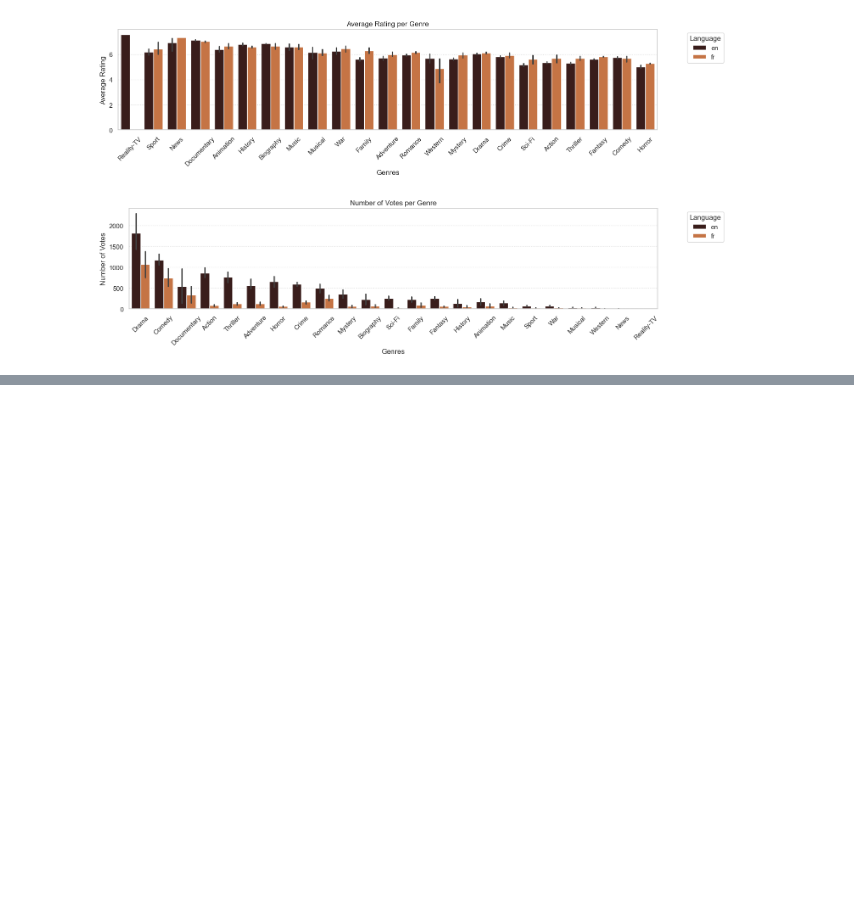
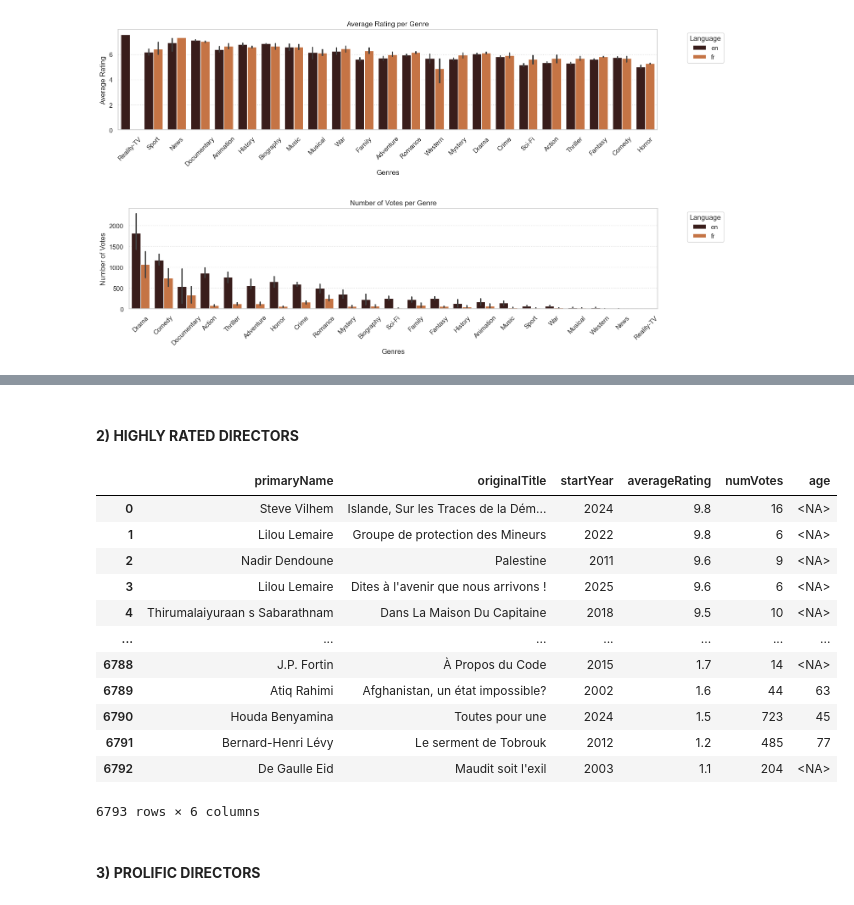
Before and after one commit to YazPod/Case_studies, a Jupyter notebook: Cinema_recommender/notebooks/visualization.ipynb, the cells around one changed output, grey strips where cells are left out. Cells and saved outputs as stored; diff of their text form; code cells hidden in the pictures; blank space fills up the shorter version.

```diff
--- a/Cinema_recommender/notebooks/visualization.ipynb
+++ b/Cinema_recommender/notebooks/visualization.ipynb
@@ -234,0 +308,26 @@ plt.show()
+# %% [markdown]
+#### **2) HIGHLY RATED DIRECTORS**
+# %%
+directors_full[directors_full['detected_language']=='fr'][['primaryName',
+                                                            'originalTitle',
+                                                            'startYear',
+                                                            'averageRating',
+                                                            'numVotes',
+                                                            'age'
+                                                            ]].sort_values(by = 'averageRating', ascending = False).reset_index(drop=True)
+# %% [output]
+|  | primaryName | originalTitle | startYear | averageRating | numVotes | age |
+| 0 | Steve Vilhem | Islande, Sur les Traces de la Dém... | 2024 | 9.8 | 16 | <NA> |
+| 1 | Lilou Lemaire | Groupe de protection des Mineurs | 2022 | 9.8 | 6 | <NA> |
+| 2 | Nadir Dendoune | Palestine | 2011 | 9.6 | 9 | <NA> |
+| 3 | Lilou Lemaire | Dites à l'avenir que nous arrivons ! | 2025 | 9.6 | 6 | <NA> |
+| 4 | Thirumalaiyuraan s Sabarathnam | Dans La Maison Du Capitaine | 2018 | 9.5 | 10 | <NA> |
+| ... | ... | ... | ... | ... | ... | ... |
+| 6788 | J.P. Fortin | À Propos du Code | 2015 | 1.7 | 14 | <NA> |
+| 6789 | Atiq Rahimi | Afghanistan, un état impossible? | 2002 | 1.6 | 44 | 63 |
+| 6790 | Houda Benyamina | Toutes pour une | 2024 | 1.5 | 723 | 45 |
+| 6791 | Bernard-Henri Lévy | Le serment de Tobrouk | 2012 | 1.2 | 485 | 77 |
+| 6792 | De Gaulle Eid | Maudit soit l'exil | 2003 | 1.1 | 204 | <NA> |
+6793 rows × 6 columns
+# %% [markdown]
+#### **3) PROLIFIC DIRECTORS**
```
Also changed, not shown: parts of 41 cells of this notebook.
